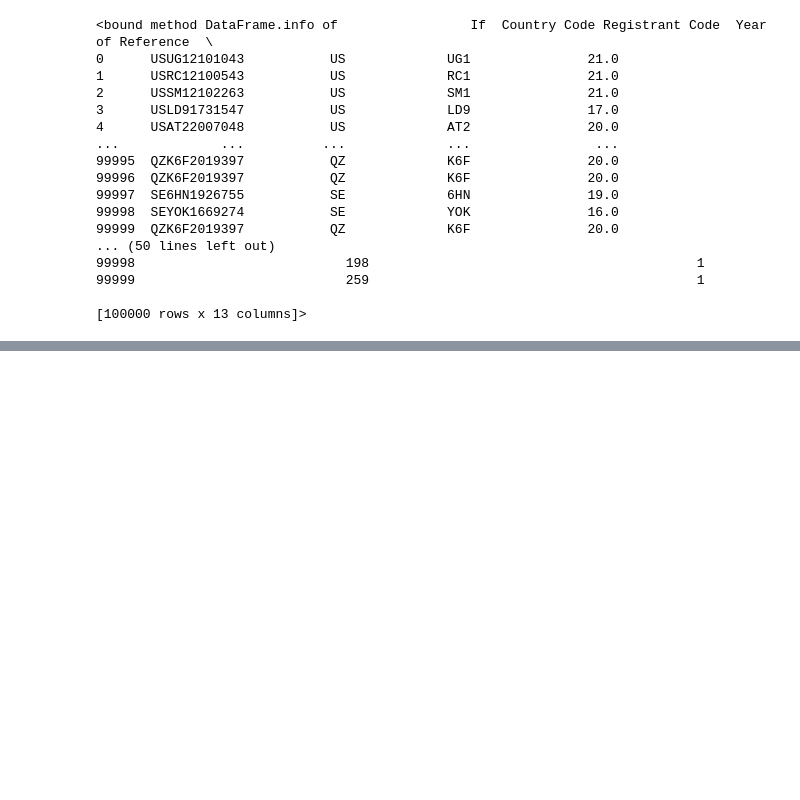
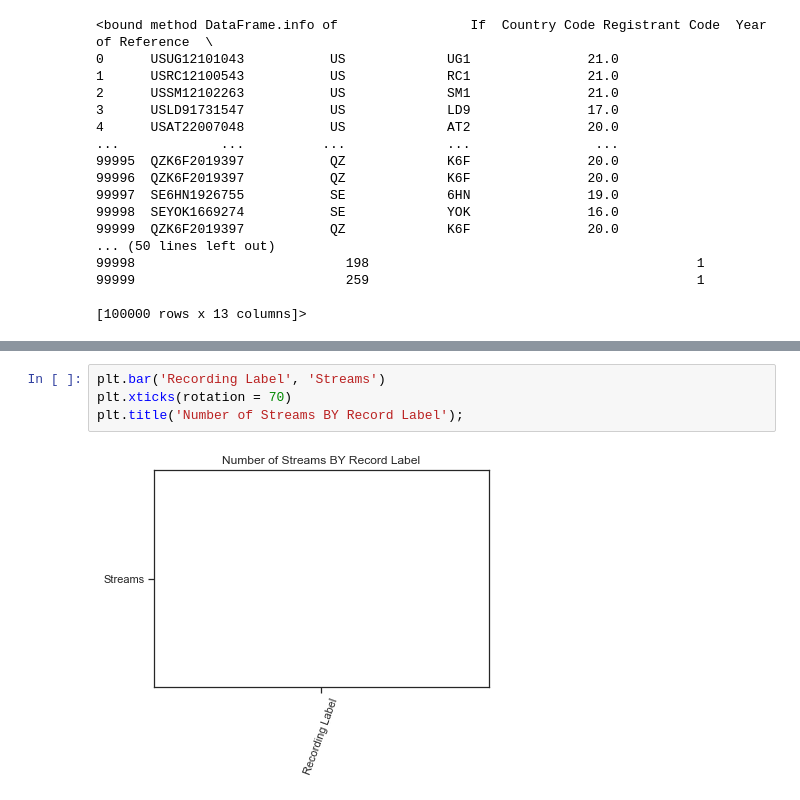
Before and after one commit to LJRollerII/mlc-project-napster, a Jupyter notebook: notebooks/MLC_Project.ipynb, the cells around one changed output, grey strips where cells are left out. Saved outputs shown, nothing was run; the diff lists cells and outputs as text; blank space fills up the shorter version.

```diff
--- a/notebooks/MLC_Project.ipynb
+++ b/notebooks/MLC_Project.ipynb
@@ -68,0 +191,6 @@ mlc.info
+# %%
+plt.bar('Recording Label', 'Streams')
+plt.xticks(rotation = 70)
+plt.title('Number of Streams BY Record Label');
+# %% [output]
+[figure, added]
```
Also changed, not shown: parts of 9 cells of this notebook.
